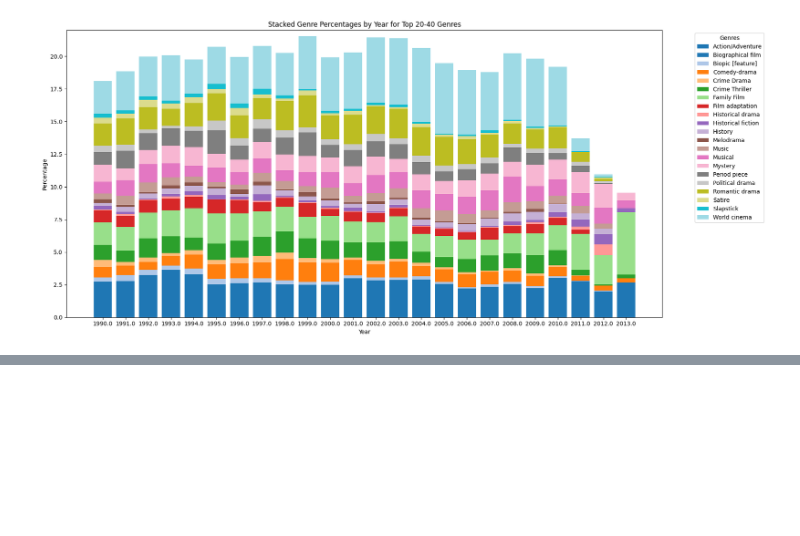
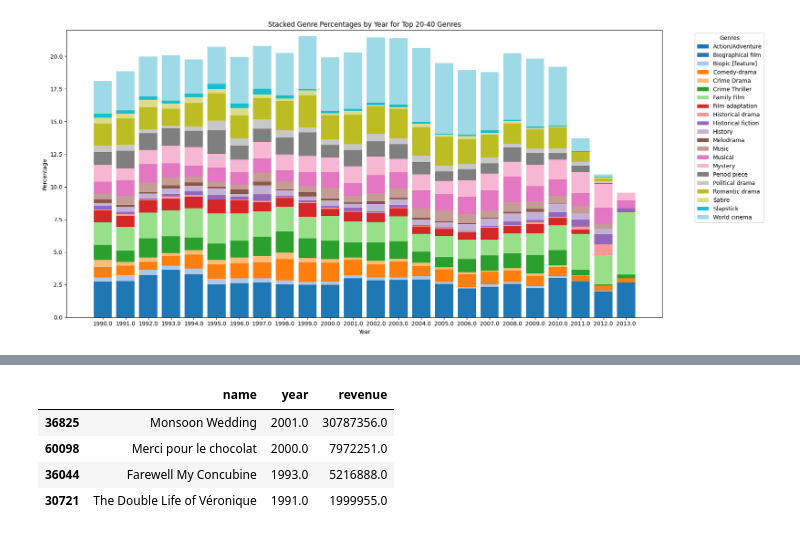
Before and after one commit to epfl-ada/ada-2023-project-thewestbobers, a Jupyter notebook: Untitled.ipynb, the cells around one changed output, grey strips where cells are left out. Saved outputs shown, nothing was run; the diff lists cells and outputs as text; code cells hidden in the pictures; blank space fills up the shorter version.

```diff
--- a/Untitled.ipynb
+++ b/Untitled.ipynb
@@ -542,0 +579,14 @@ plt.show()
+# %%
+art_film_movies = movies[movies['genres'].apply(lambda x: "Art film" in x)] # look for genre: Art film
+
+art_films_1990_2000 = art_film_movies[(art_film_movies['year'] >= 1990) & (art_film_movies['year'] <= 2001)]
+
+highest_revenue_movie = art_films_1990_2000[art_films_1990_2000['revenue'].notna()].sort_values('revenue', ascending=False).head(4)
+
+display(highest_revenue_movie[["name","year","revenue"]])
+# %% [output]
+|  | name | year | revenue |
+| 36825 | Monsoon Wedding | 2001.0 | 30787356.0 |
+| 60098 | Merci pour le chocolat | 2000.0 | 7972251.0 |
+| 36044 | Farewell My Concubine | 1993.0 | 5216888.0 |
+| 30721 | The Double Life of Véronique | 1991.0 | 1999955.0 |
```
Also changed, not shown: parts of 5 cells of this notebook.
